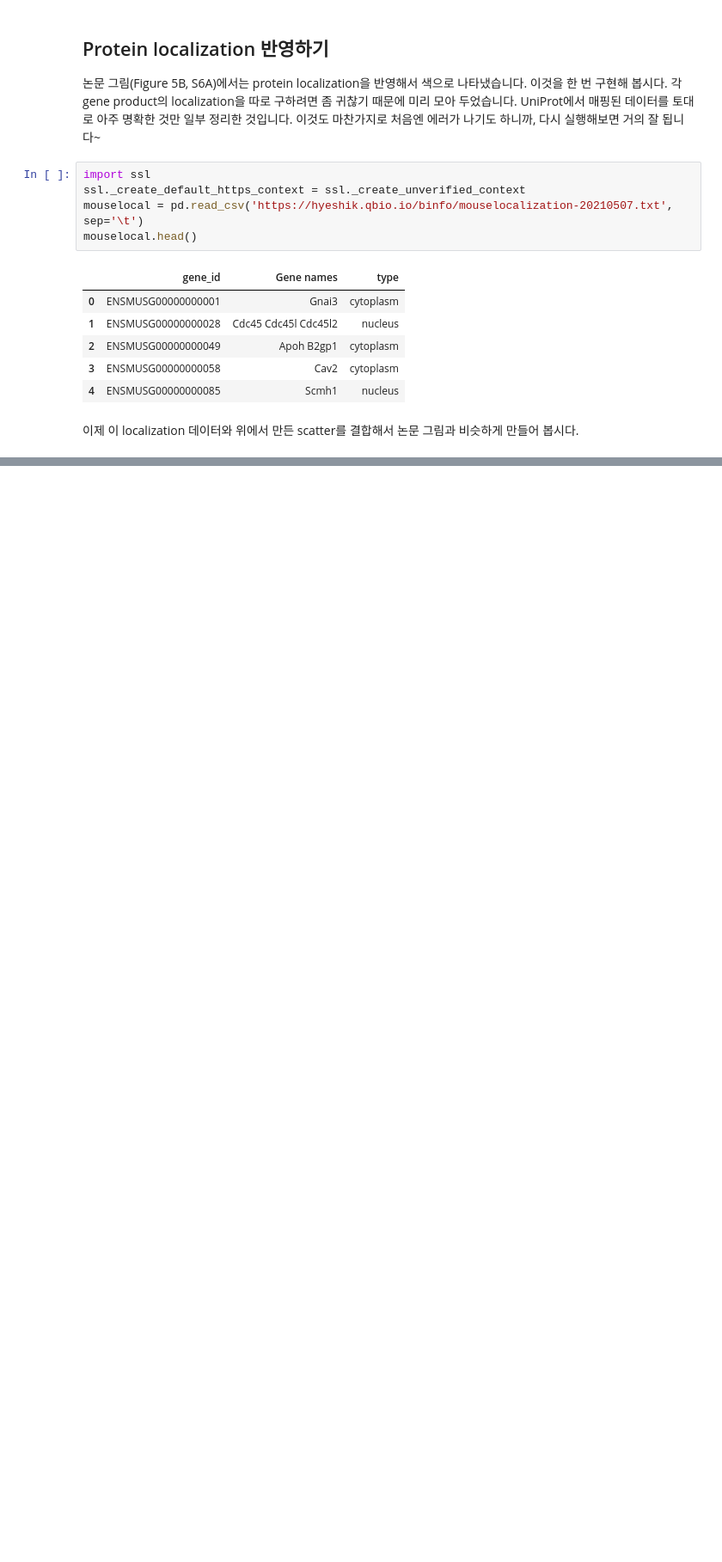
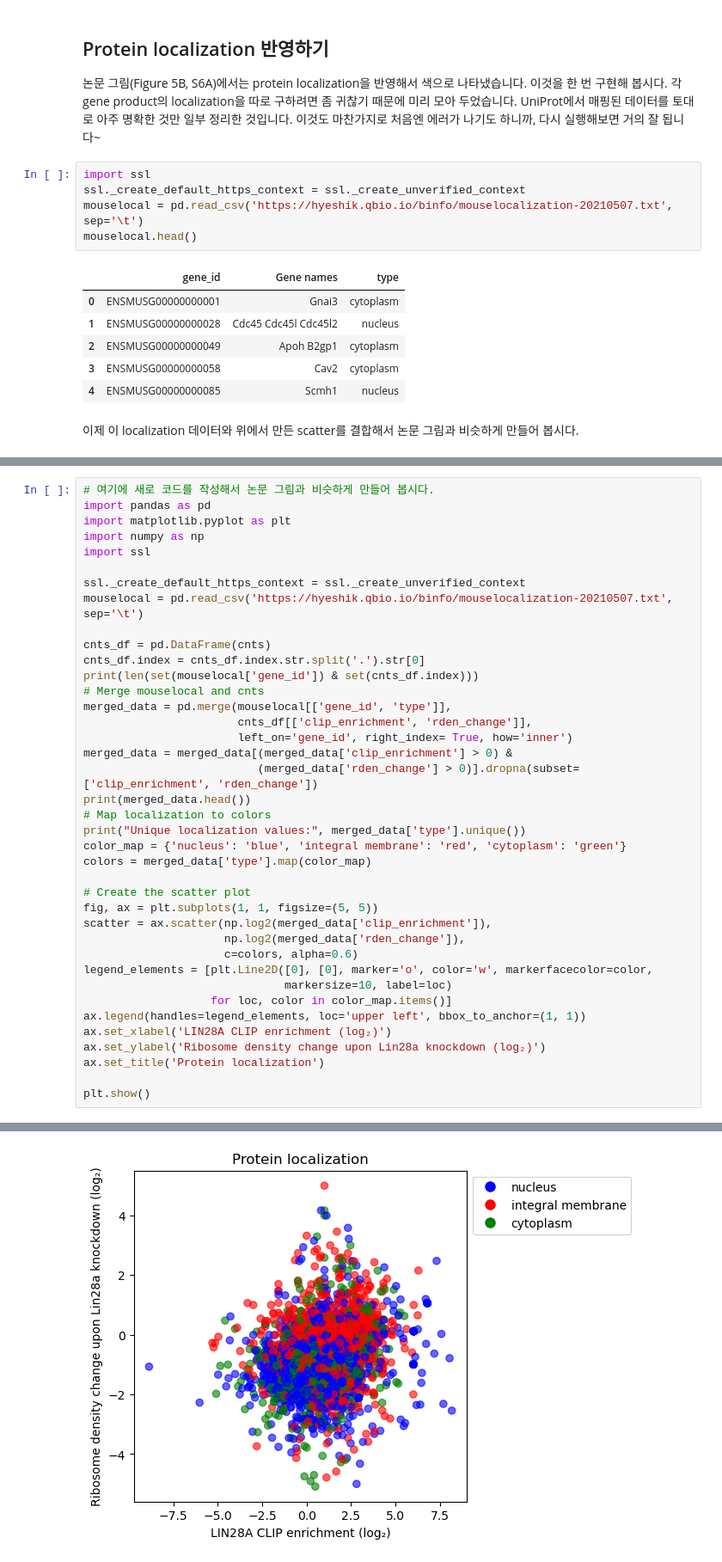
Before and after one commit to yerimeeei/binfo1_A, a Jupyter notebook: CoLab_TermProj_2025_1.ipynb, the cells around one changed output, grey strips where cells are left out. Shown: that part at 86% size. Cells and saved outputs as stored; diff of their text form; blank space fills up the shorter version.

```diff
--- a/CoLab_TermProj_2025_1.ipynb
+++ b/CoLab_TermProj_2025_1.ipynb
@@ -300,0 +325,40 @@ mouselocal.head()
+# %%
+# 여기에 새로 코드를 작성해서 논문 그림과 비슷하게 만들어 봅시다.
+import pandas as pd
+import matplotlib.pyplot as plt
+import numpy as np
+import ssl
+
+ssl._create_default_https_context = ssl._create_unverified_context
+mouselocal = pd.read_csv('https://hyeshik.qbio.io/binfo/mouselocalization-20210507.txt', sep='\t')
+
+cnts_df = pd.DataFrame(cnts)
+cnts_df.index = cnts_df.index.str.split('.').str[0]
+print(len(set(mouselocal['gene_id']) & set(cnts_df.index)))
+# Merge mouselocal and cnts
+merged_data = pd.merge(mouselocal[['gene_id', 'type']],
+                       cnts_df[['clip_enrichment', 'rden_change']],
+                       left_on='gene_id', right_index= True, how='inner')
+merged_data = merged_data[(merged_data['clip_enrichment'] > 0) &
+                          (merged_data['rden_change'] > 0)].dropna(subset=['clip_enrichment', 'rden_change'])
+print(merged_data.head())
+# Map localization to colors
+print("Unique localization values:", merged_data['type'].unique())
+color_map = {'nucleus': 'blue', 'integral membrane': 'red', 'cytoplasm': 'green'}
+colors = merged_data['type'].map(color_map)
+
+# Create the scatter plot
+fig, ax = plt.subplots(1, 1, figsize=(5, 5))
+scatter = ax.scatter(np.log2(merged_data['clip_enrichment']),
+                     np.log2(merged_data['rden_change']),
+                     c=colors, alpha=0.6)
+legend_elements = [plt.Line2D([0], [0], marker='o', color='w', markerfacecolor=color,
+                              markersize=10, label=loc)
+                   for loc, color in color_map.items()]
+ax.legend(handles=legend_elements, loc='upper left', bbox_to_anchor=(1, 1))
+ax.set_xlabel('LIN28A CLIP enrichment (log₂)')
+ax.set_ylabel('Ribosome density change upon Lin28a knockdown (log₂)')
+ax.set_title('Protein localization')
+
+plt.show()
+# %% [output]
@@ -300,0 +373 @@ mouselocal.head()
+[figure, added]
```
Also changed, not shown: parts of 20 cells of this notebook.
